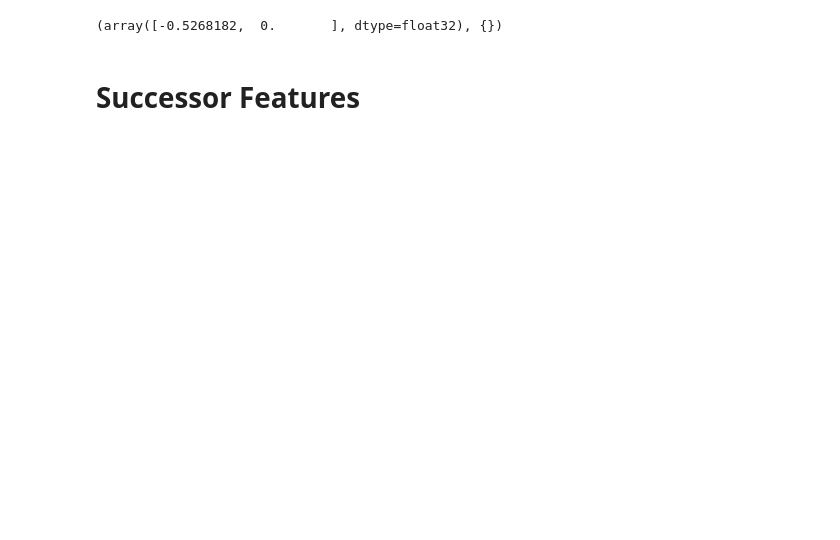
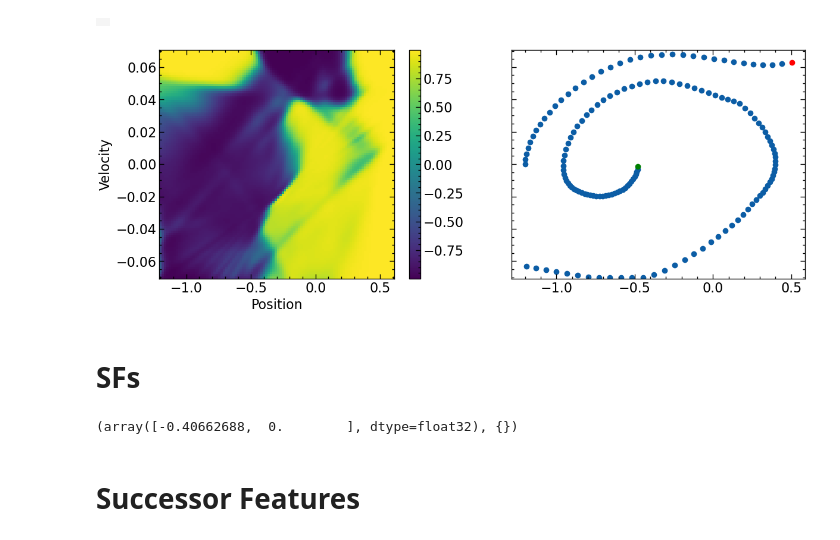
Before and after one commit to skylooop/ogbench, a Jupyter notebook: notebooks/zero_shot_rl.ipynb, the cells around one changed output. Saved outputs shown, nothing was run; the diff lists cells and outputs as text; code cells hidden in the pictures; blank space fills up the shorter version.

```diff
--- a/notebooks/zero_shot_rl.ipynb
+++ b/notebooks/zero_shot_rl.ipynb
@@ -47,0 +124,51 @@ obs, rew, terminated, truncated, info = mountain_car.step(np.random.normal(size=
+# %%
+def evaluation_loop(agent, env, key, num_trajs=1):
+    render = []
+    traj = []
+    for traj_idx in range(num_trajs):
+        observation, info = env.reset()
+        done = False
+        cur_traj = []
+        while not done:
+            action = agent.sample_actions(seed=key, observations=observation, temperature=0.0)
+            observation, reward, terminated, truncated, info = env.step(action)
+            done = terminated or truncated
+            if traj_idx == 0:
+                render.append(env.render())
+            cur_traj.append(np.concatenate([observation, action]))
+        traj.append(np.stack(cur_traj))
+    return render, traj
+
+render, traj = evaluation_loop(trained_sac, mountain_car, key=jax.random.split(GLOBAL_KEY, 2)[1])
+mediapy.show_video(
+    render
+)
+# %% [output]
+|  |
+# %%
+def plot_value_function_env(env, key, num_grid=100, agent=None, traj=None):
+    positions = np.linspace(env.observation_space.low[0], env.observation_space.high[0], num_grid)
+    velocities = np.linspace(env.observation_space.low[1], env.observation_space.high[1], num_grid)
+    grid = np.array(np.meshgrid(positions, velocities)).T.reshape(-1, 2)
+    if agent is None:
+        action = np.random.uniform(low=-1.0, high=1.0, size=(grid.shape[0], ))
+    else:
+        action = agent.sample_actions(seed=key, observations=grid, temperature=0.0)
+    critic_values = jax.device_get(jnp.min(agent.network.select('critic')(grid, action), axis=0))
+
+    x, y = np.meshgrid(positions, velocities)
+    fig, ax = plt.subplots(ncols=2, nrows=1, figsize=(14, 5), sharey=True)
+
+    ax[0].set_xlabel("Position")
+    ax[0].set_ylabel("Velocity")
+    pcm = ax[0].pcolormesh(x, y, action.reshape(num_grid, num_grid), cmap='viridis')
+    fig.colorbar(pcm, ax=ax[0])
+
+    ax[1].scatter(traj[1:-1, 0], traj[1:-1, 1])
+    ax[1].scatter(traj[-1, 0], traj[-1, 1], color='red')
+    ax[1].scatter(traj[0, 0], traj[0, 1], color='green')
+
+
+plot_value_function_env(mountain_car, GLOBAL_KEY, agent=trained_sac, traj=traj[0])
+# %% [output]
+[figure, added]
@@ -48,3 +231,5 @@ obs, rew, terminated, truncated, info = mountain_car.step(np.random.normal(size=
+# %% [markdown]
+# SFs
 # %%
 class PenalizeLeftMovementCar(gym.Env):
     def __init__(self, custom_reward=False, **kwargs):
@@ -61,10 +246,11 @@ class PenalizeLeftMovementCar(gym.Env):
 
     def step(self, action):
         observation, reward, terminated, truncated, info = self.inner_env.step(action)
-        if self.custom_reward:
-            if action < 0:
-                reward -= 0.5
-                self.num_bad_acts += 1
+        # if self.custom_reward:
+        #     reward
+        #     # if action < 0:
+        #     #     reward -= 0.5
+        #     #     self.num_bad_acts += 1
         return observation, reward, terminated, truncated, info
 
     def render(self):
@@ -73,11 +259,9 @@ class PenalizeLeftMovementCar(gym.Env):
     def close(self):
         return self.inner_env.close()
 
-env = PenalizeLeftMovementCar(render_mode='rgb_array', custom_reward=True)
+env = PenalizeLeftMovementCar(render_mode='rgb_array', custom_reward=False) # at first check same reward function -0.1 * action^2
 env.reset()
-# plt.imshow(env.render())
-# env.close()
 # %% [output]
-(array([-0.5268182,  0.       ], dtype=float32), {})
+(array([-0.40662688,  0.        ], dtype=float32), {})
 # %% [markdown]
 # Successor Features
```
Also changed, not shown: parts of 16 cells of this notebook, 1 other file.
